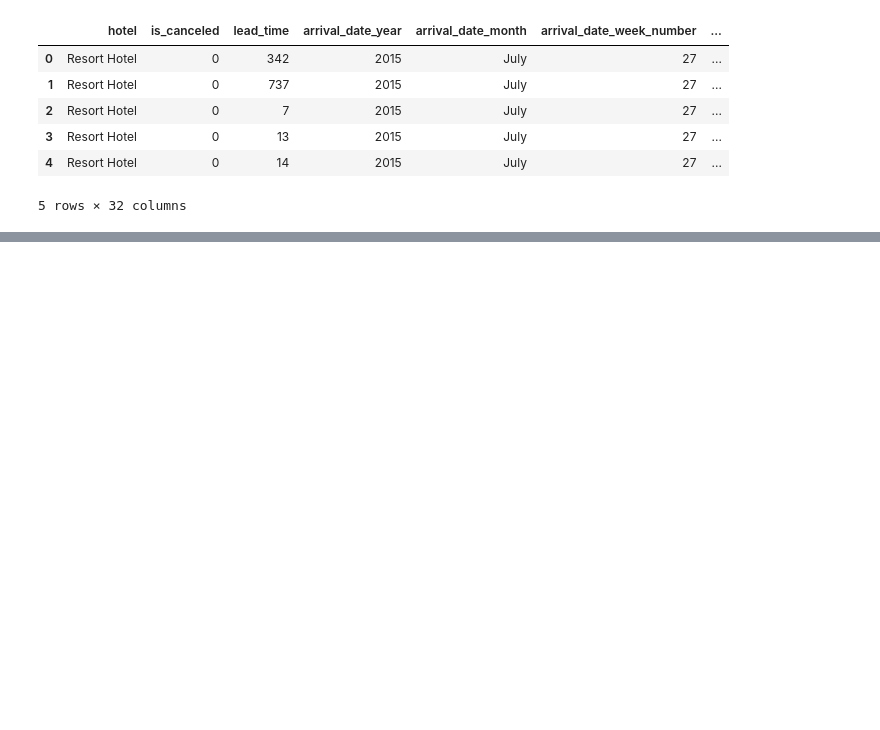
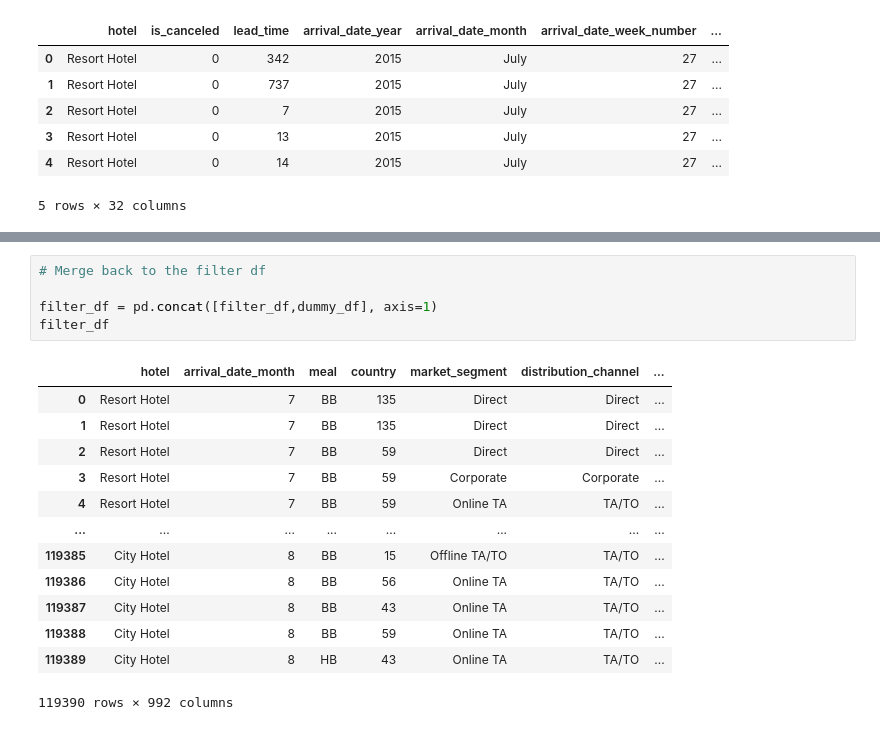
Before and after one commit to CS4580/my-notes-Komperda, a Jupyter notebook: module_4/correleation_analysis.ipynb, the cells around one changed output, grey strips where cells are left out. Drawn from its saved outputs; the diff is of its cells as text; blank space fills up the shorter version.

```diff
--- a/module_4/correleation_analysis.ipynb
+++ b/module_4/correleation_analysis.ipynb
@@ -67,0 +209,19 @@ df.head()
+# %%
+# Merge back to the filter df
+
+filter_df = pd.concat([filter_df,dummy_df], axis=1)
+filter_df
+# %% [output]
+|  | hotel | arrival_date_month | meal | country | market_segment | distribution_channel | ... |
+| 0 | Resort Hotel | 7 | BB | 135 | Direct | Direct | ... |
+| 1 | Resort Hotel | 7 | BB | 135 | Direct | Direct | ... |
+| 2 | Resort Hotel | 7 | BB | 59 | Direct | Direct | ... |
+| 3 | Resort Hotel | 7 | BB | 59 | Corporate | Corporate | ... |
+| 4 | Resort Hotel | 7 | BB | 59 | Online TA | TA/TO | ... |
+| ... | ... | ... | ... | ... | ... | ... | ... |
+| 119385 | City Hotel | 8 | BB | 15 | Offline TA/TO | TA/TO | ... |
+| 119386 | City Hotel | 8 | BB | 56 | Online TA | TA/TO | ... |
+| 119387 | City Hotel | 8 | BB | 43 | Online TA | TA/TO | ... |
+| 119388 | City Hotel | 8 | BB | 59 | Online TA | TA/TO | ... |
+| 119389 | City Hotel | 8 | HB | 43 | Online TA | TA/TO | ... |
+119390 rows × 992 columns
```
Also changed, not shown: parts of 14 cells of this notebook, 1 other file.
